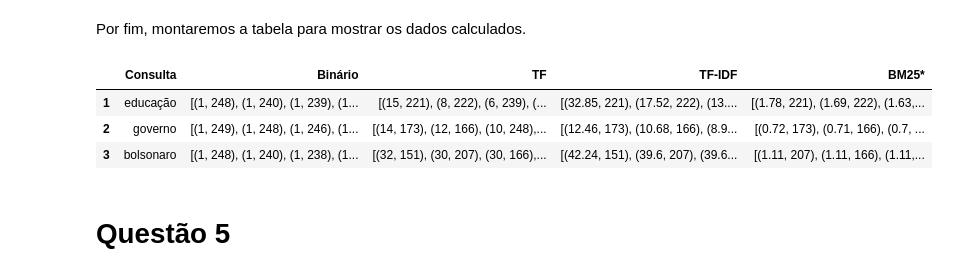
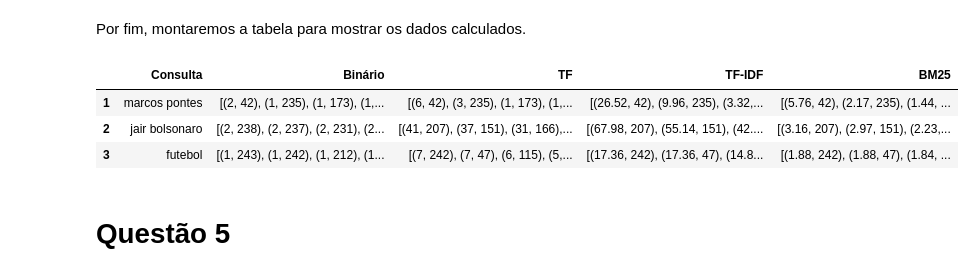
Before and after one commit to LDVictor/ri_lab_06, a Jupyter notebook: Lab_06_ri.ipynb, the cells around one changed output. Saved outputs shown, nothing was run; the diff lists cells and outputs as text; code cells hidden in the pictures.

```diff
--- a/Lab_06_ri.ipynb
+++ b/Lab_06_ri.ipynb
@@ -149,3 +175,5 @@ consultas = ['educação', 'governo', 'bolsonaro']
+# %%
+consultas = ['marcos pontes', 'jair bolsonaro', 'futebol']
 # %% [markdown]
 Agora, criaremos a função que retorna os top-5 documentos mais similares às consultas.
 # %%
@@ -183,19 +211,19 @@ Por fim, montaremos a tabela para mostrar os dados calculados.
 # %%
 tabela_q4 = pd.DataFrame()
 
 tabela_q4['Consulta'] = consultas
 tabela_q4['Binário'] = binario_top5
 tabela_q4['TF'] = tf_top5
 tabela_q4['TF-IDF'] = tfidf_top5
-tabela_q4['BM25*'] = bm25_top5
+tabela_q4['BM25'] = bm25_top5
 
 tabela_q4.index += 1
 tabela_q4
 # %% [output]
-|  | Consulta | Binário | TF | TF-IDF | BM25* |
-| 1 | educação | [(1, 248), (1, 240), (1, 239), (1... | [(15, 221), (8, 222), (6, 239), (... | [(32.85, 221), (17.52, 222), (13.... | [(1.78, 221), (1.69, 222), (1.63,... |
-| 2 | governo | [(1, 249), (1, 248), (1, 246), (1... | [(14, 173), (12, 166), (10, 248),... | [(12.46, 173), (10.68, 166), (8.9... | [(0.72, 173), (0.71, 166), (0.7, ... |
-| 3 | bolsonaro | [(1, 248), (1, 240), (1, 238), (1... | [(32, 151), (30, 207), (30, 166),... | [(42.24, 151), (39.6, 207), (39.6... | [(1.11, 207), (1.11, 166), (1.11,... |
+|  | Consulta | Binário | TF | TF-IDF | BM25 |
+| 1 | marcos pontes | [(2, 42), (1, 235), (1, 173), (1,... | [(6, 42), (3, 235), (1, 173), (1,... | [(26.52, 42), (9.96, 235), (3.32,... | [(5.76, 42), (2.17, 235), (1.44, ... |
+| 2 | jair bolsonaro | [(2, 238), (2, 237), (2, 231), (2... | [(41, 207), (37, 151), (31, 166),... | [(67.98, 207), (55.14, 151), (42.... | [(3.16, 207), (2.97, 151), (2.23,... |
+| 3 | futebol | [(1, 243), (1, 242), (1, 212), (1... | [(7, 242), (7, 47), (6, 115), (5,... | [(17.36, 242), (17.36, 47), (14.8... | [(1.88, 242), (1.88, 47), (1.84, ... |
 # %% [markdown]
 # Questão 5
 # %% [markdown]
```
Also changed, not shown: parts of 30 cells of this notebook.
